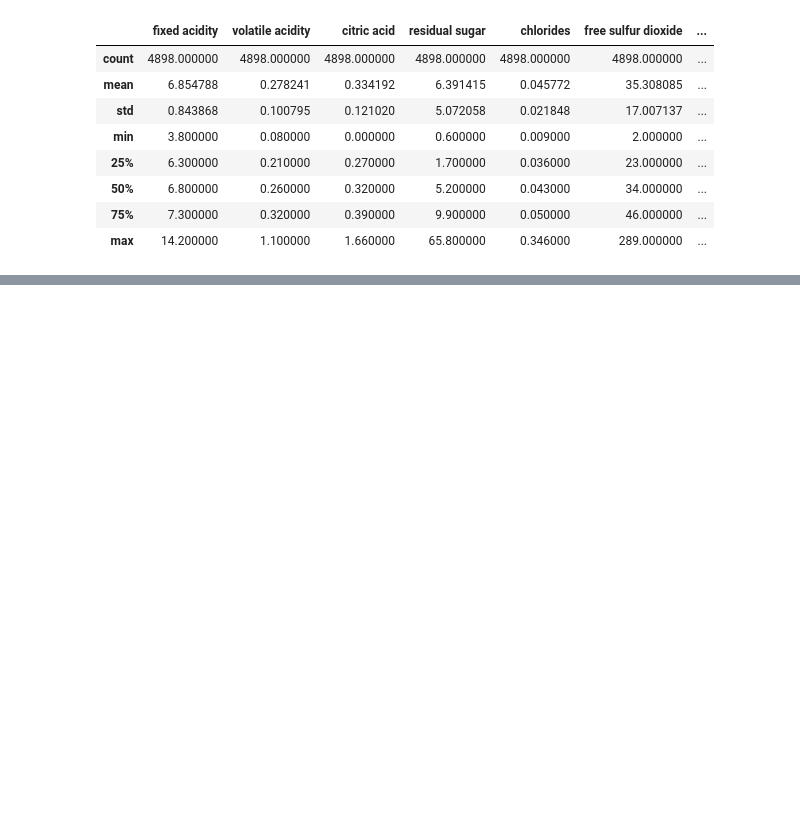
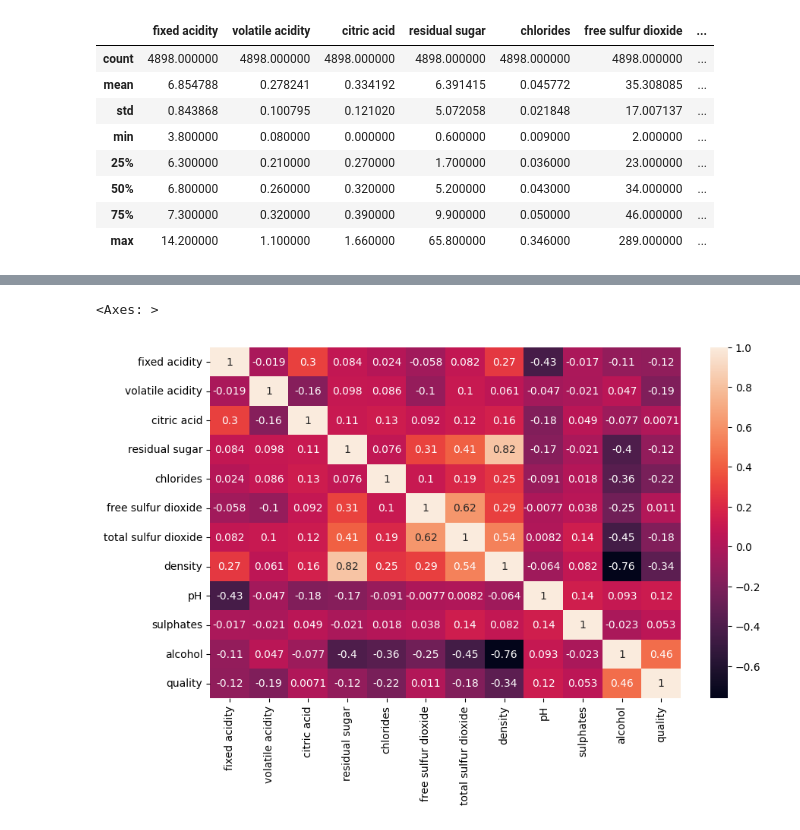
Before and after one commit to harshit4311/Feature-Engineering, a Jupyter notebook: EDA-Red_Wine_Data/red_wine_data.ipynb, the cells around one changed output, grey strips where cells are left out. Cells and saved outputs as stored; diff of their text form; code cells hidden in the pictures; blank space fills up the shorter version.

```diff
--- a/EDA-Red_Wine_Data/red_wine_data.ipynb
+++ b/EDA-Red_Wine_Data/red_wine_data.ipynb
@@ -73,0 +173,8 @@ df.describe()
+# %%
+# for a bigger plot-size (to fit all values in a clean manner)
+import matplotlib.pyplot as plt
+plt.figure(figsize=(10, 6))
+sns.heatmap(df.corr(), annot=True)
+# %% [output]
+<Axes: >
+[figure, added]
```
Also changed, not shown: parts of 20 cells of this notebook.
